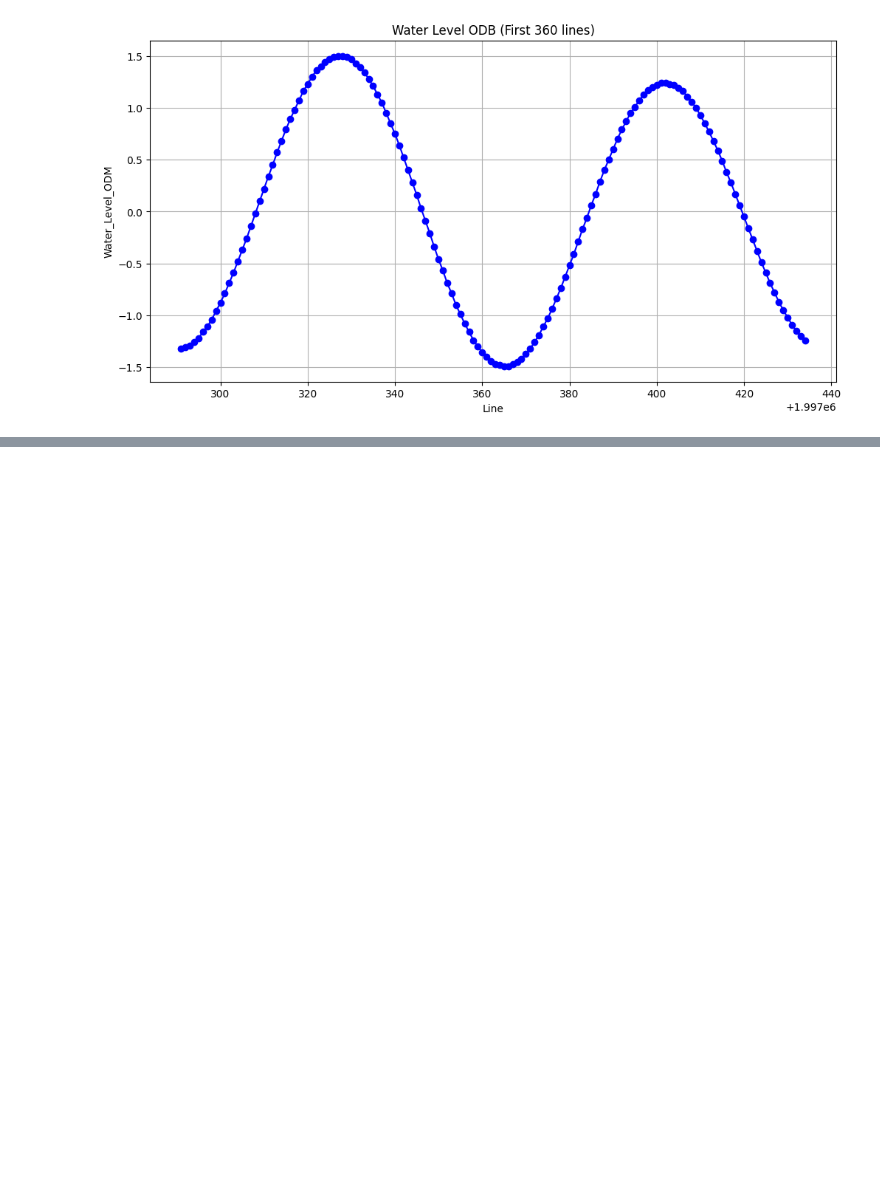
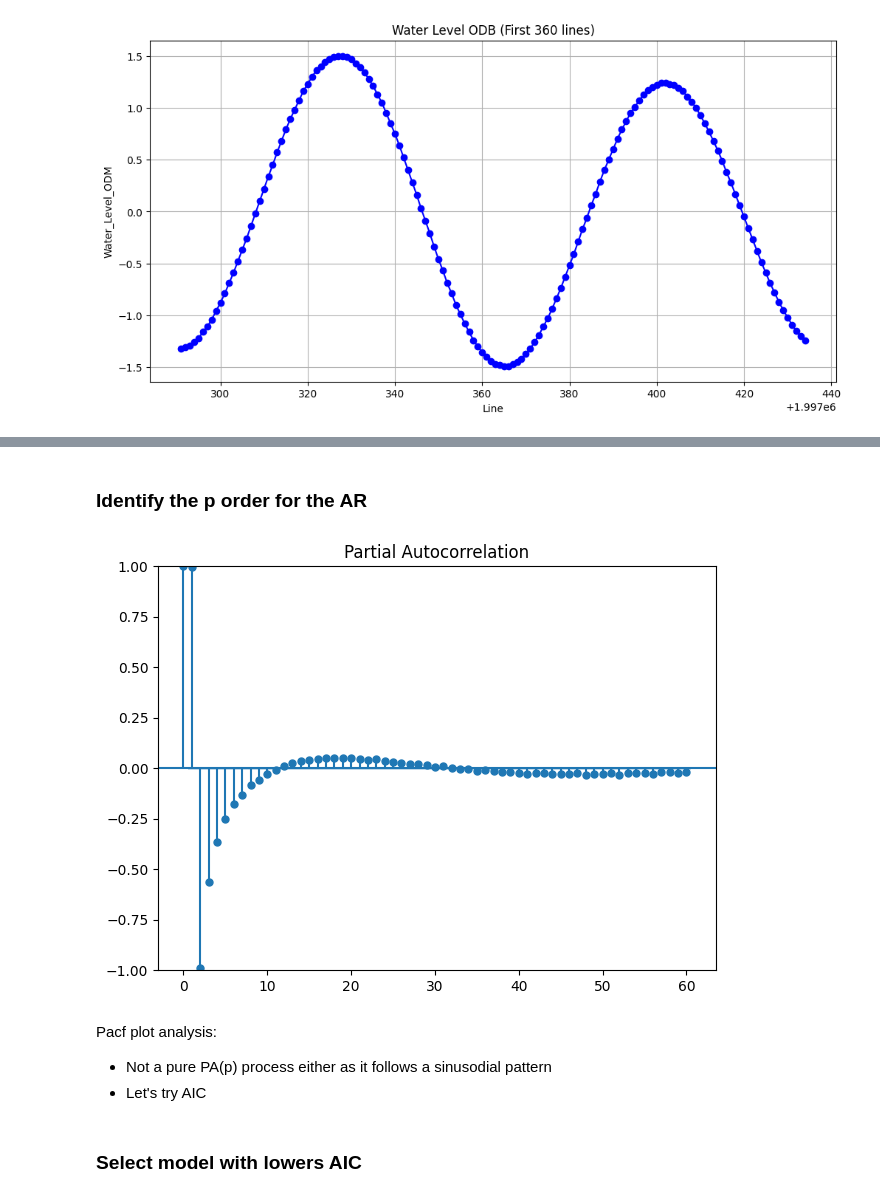
Before and after one commit to mariaviv27/Machine-Learning-Avanzado, a Jupyter notebook: Entrega 2 - Time Series/Time Series Prediction - D2.2.ipynb, the cells around one changed output, grey strips where cells are left out. Drawn from its saved outputs; the diff is of its cells as text; code cells hidden in the pictures; blank space fills up the shorter version.

```diff
--- a/Entrega 2 - Time Series/Time Series Prediction - D2.2.ipynb
+++ b/Entrega 2 - Time Series/Time Series Prediction - D2.2.ipynb
@@ -147,0 +192,14 @@ result.plot()
+# %% [markdown]
+### Identify the p order for the AR
+# %%
+from statsmodels.graphics.tsaplots import plot_pacf
+plot_pacf(train['Water_Level_ODM'], lags=60);
+plt.tight_layout()
+# %% [output]
+[figure, added]
+# %% [markdown]
+Pacf plot analysis:
+- Not a pure PA(p) process either as it follows a sinusodial pattern
+- Let's try AIC
+# %% [markdown]
+### Select model with lowers AIC
```
Also changed, not shown: parts of 40 cells of this notebook.
